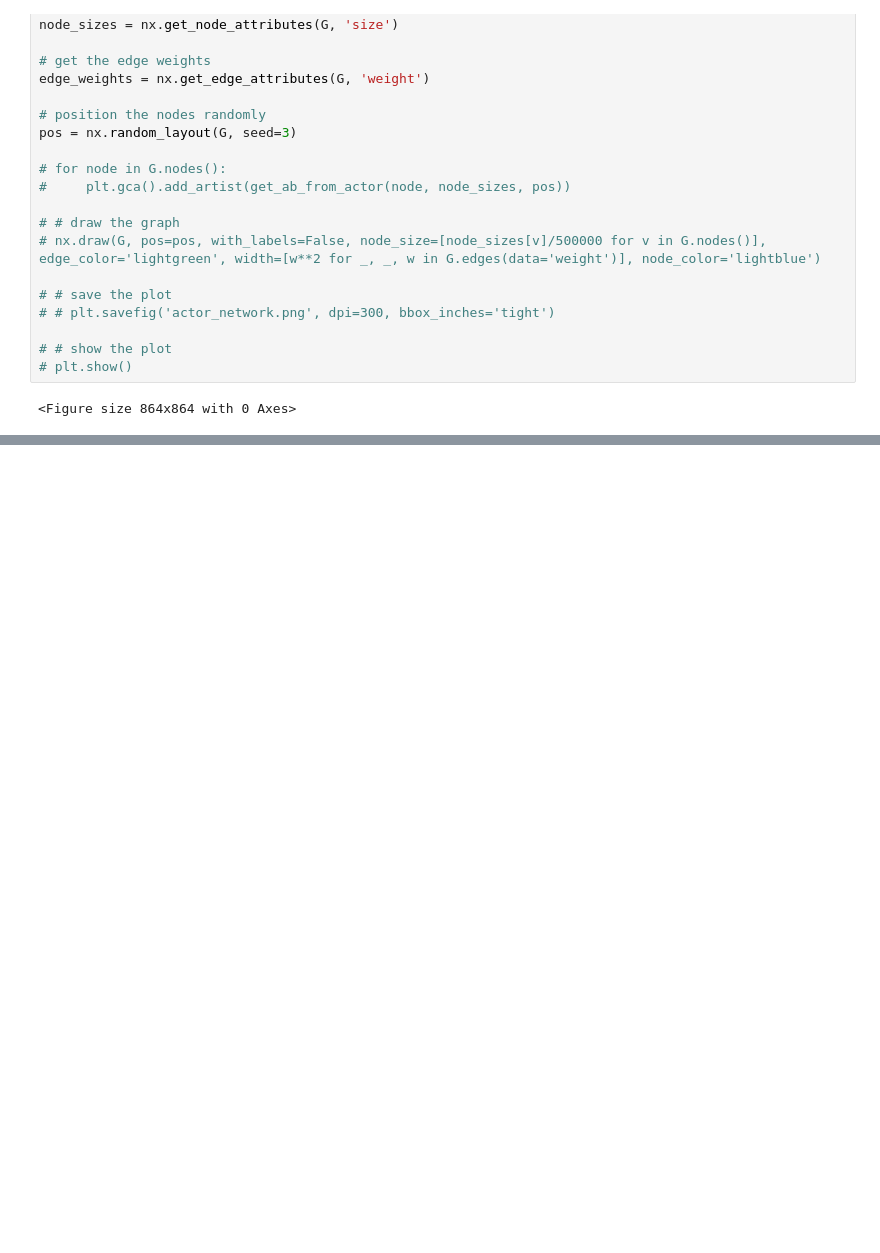
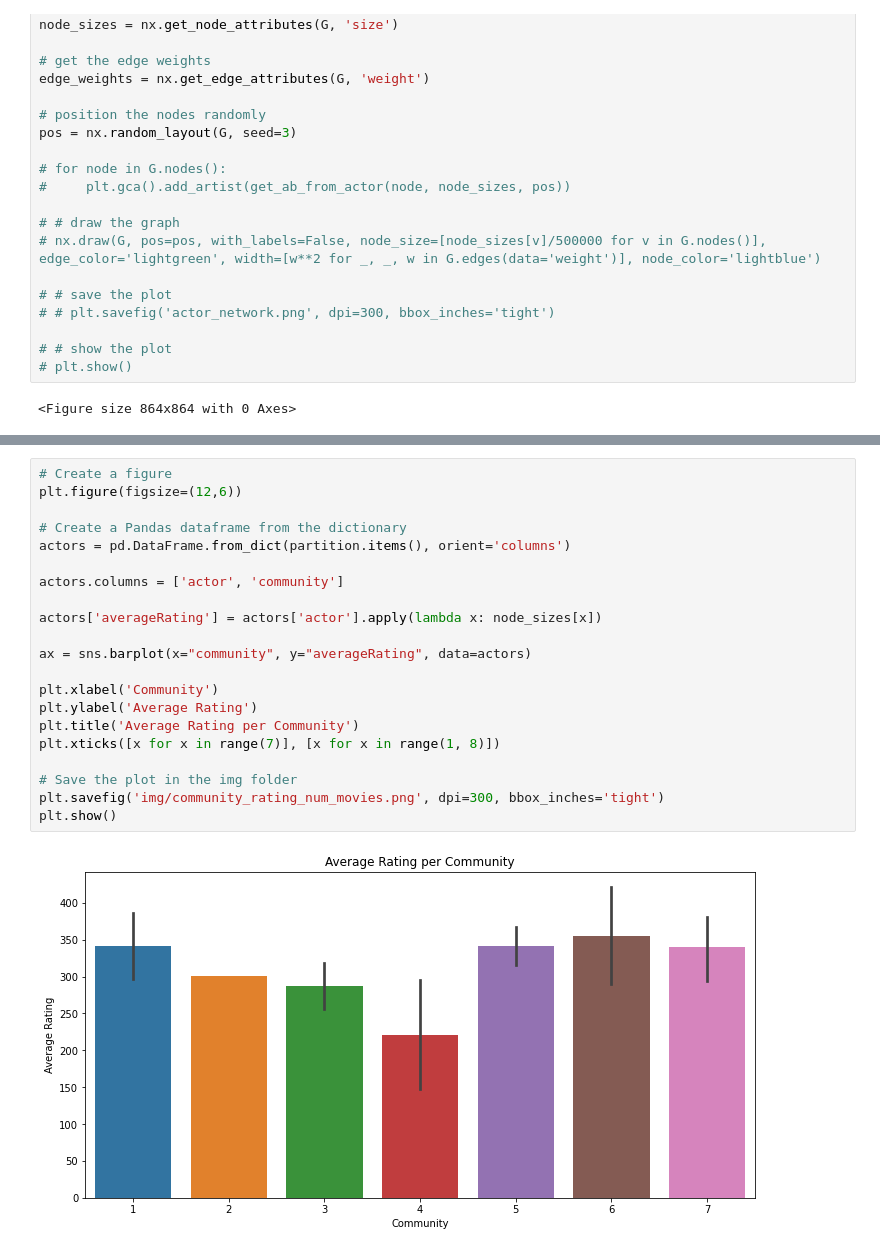
Before and after one commit to epfl-ada/ada-2023-project-shinebrightlikeadamon, a Jupyter notebook: network_analysis.ipynb, the cells around one changed output, grey strips where cells are left out. Saved outputs shown, nothing was run; the diff lists cells and outputs as text; blank space fills up the shorter version.

```diff
--- a/network_analysis.ipynb
+++ b/network_analysis.ipynb
@@ -413,0 +385,23 @@ pos = nx.random_layout(G, seed=3)
+# %%
+# Create a figure
+plt.figure(figsize=(12,6))
+
+# Create a Pandas dataframe from the dictionary
+actors = pd.DataFrame.from_dict(partition.items(), orient='columns')
+
+actors.columns = ['actor', 'community']
+
+actors['averageRating'] = actors['actor'].apply(lambda x: node_sizes[x])
+
+ax = sns.barplot(x="community", y="averageRating", data=actors)
+
+plt.xlabel('Community')
+plt.ylabel('Average Rating')
+plt.title('Average Rating per Community')
+plt.xticks([x for x in range(7)], [x for x in range(1, 8)])
+
+# Save the plot in the img folder
+plt.savefig('img/community_rating_num_movies.png', dpi=300, bbox_inches='tight')
+plt.show()
+# %% [output]
+[figure, added]
```
Also changed, not shown: parts of 29 cells of this notebook, 5 other files.
